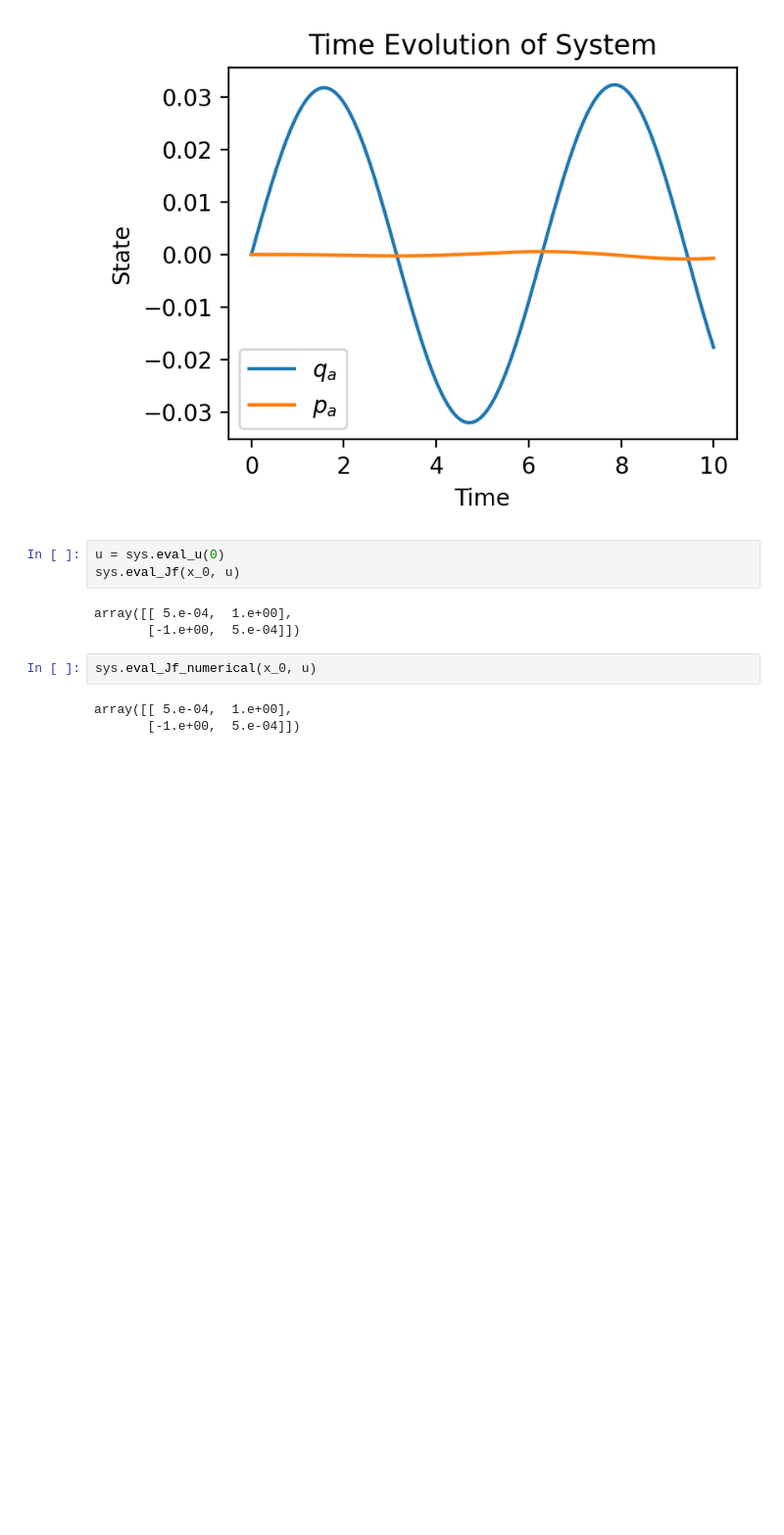
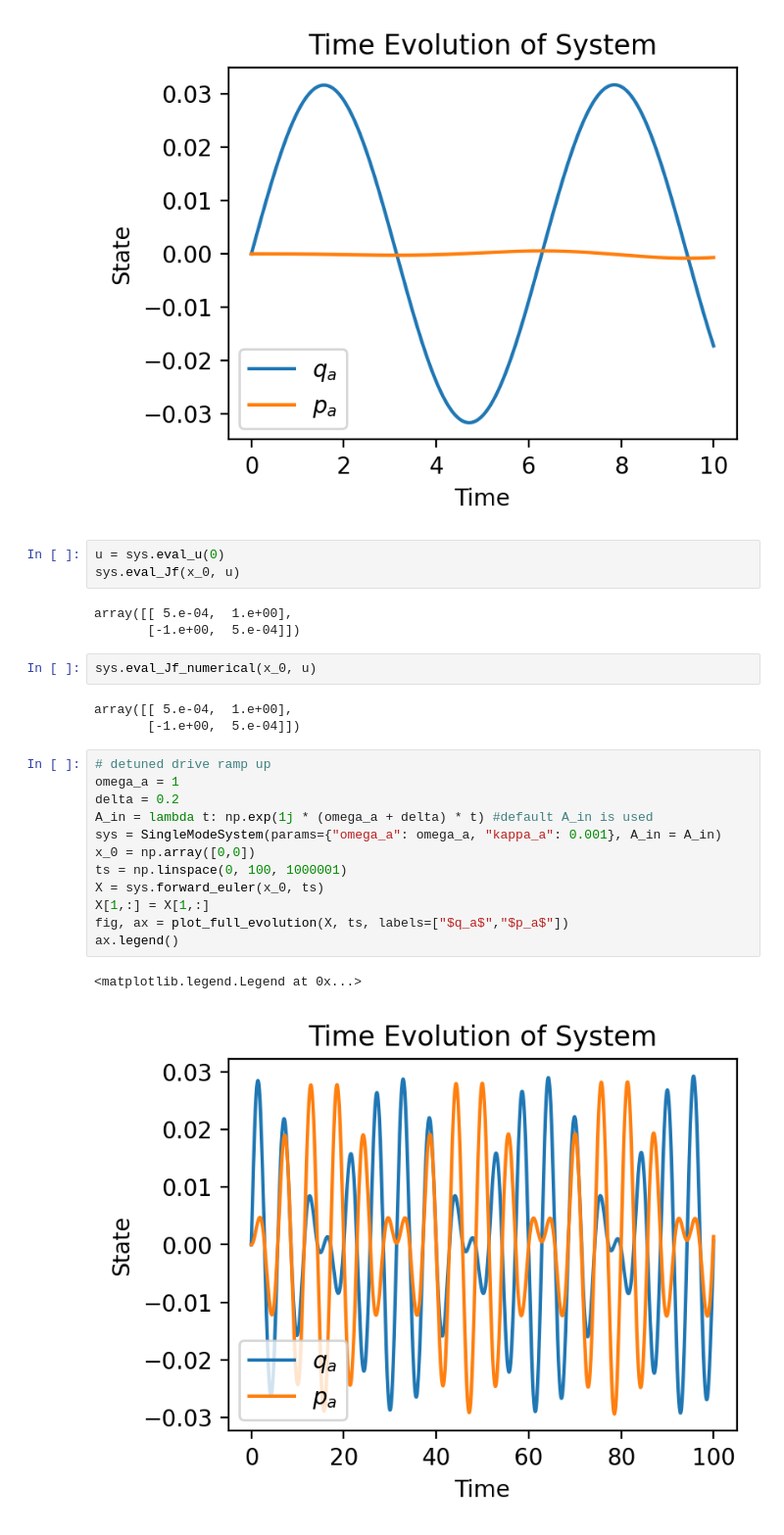
Before and after one commit to Phionx/quantumnetworks, a Jupyter notebook: tutorials/SingleModeSystem.ipynb, the cells around one changed output. Shown: that part at 98% size. Drawn from its saved outputs; the diff is of its cells as text; blank space fills up the shorter version.

Commit message:
example single mode systems

```diff
--- a/tutorials/SingleModeSystem.ipynb
+++ b/tutorials/SingleModeSystem.ipynb
@@ -42,3 +43,18 @@ sys.eval_Jf_numerical(x_0, u)
 # %% [output]
 array([[ 5.e-04,  1.e+00],
        [-1.e+00,  5.e-04]])
+# %%
+# detuned drive ramp up
+omega_a = 1
+delta = 0.2
+A_in = lambda t: np.exp(1j * (omega_a + delta) * t) #default A_in is used
+sys = SingleModeSystem(params={"omega_a": omega_a, "kappa_a": 0.001}, A_in = A_in)
+x_0 = np.array([0,0])
+ts = np.linspace(0, 100, 1000001)
+X = sys.forward_euler(x_0, ts)
+X[1,:] = X[1,:]
+fig, ax = plot_full_evolution(X, ts, labels=["$q_a$","$p_a$"])
+ax.legend()
+# %% [output]
+<matplotlib.legend.Legend at 0x...>
+[figure, added]
```
Also changed, not shown: parts of 3 cells of this notebook.
